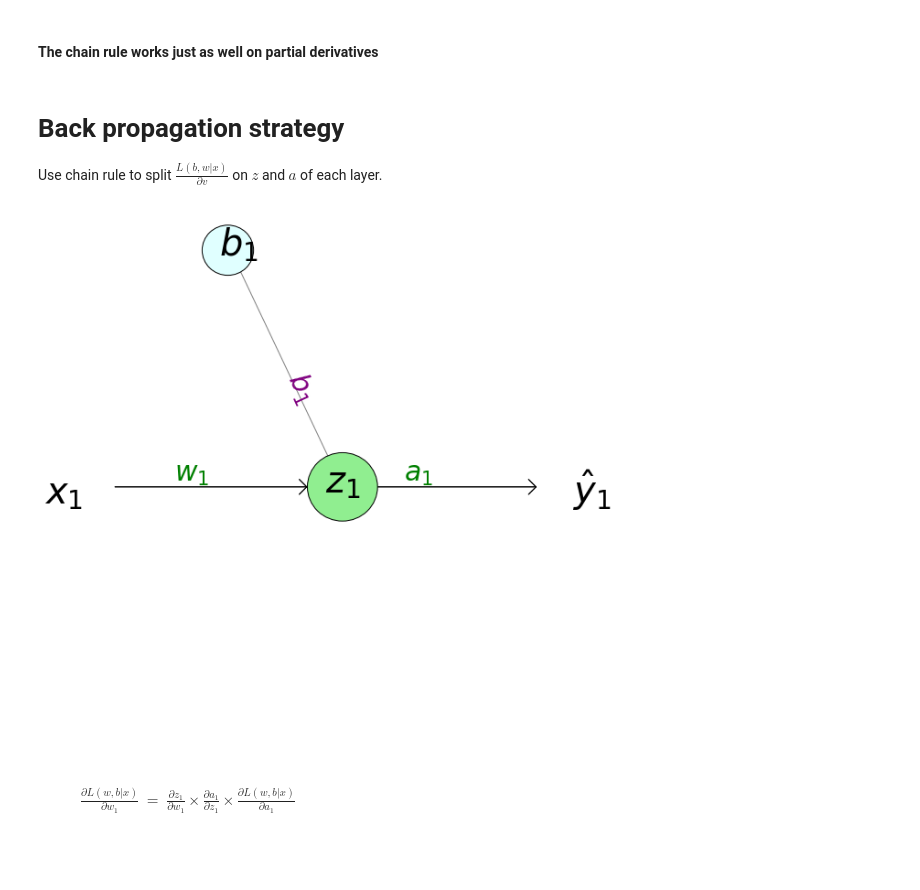
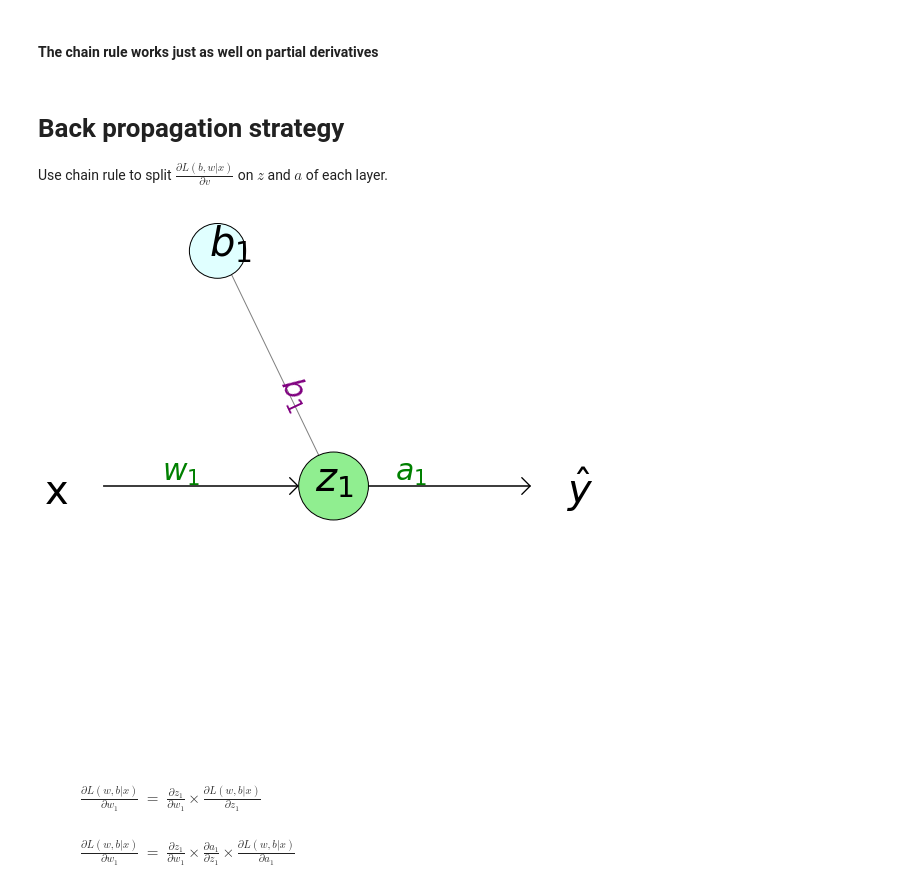
Before and after one commit to NBISweden/workshop-neural-nets-and-deep-learning, a Jupyter notebook: session_annBuildingBlocks/session_annBuildingBlocks_3.ipynb, the cells around one changed output. Drawn from its saved outputs; the diff is of its cells as text; code cells hidden in the pictures; blank space fills up the shorter version.

```diff
--- a/session_annBuildingBlocks/session_annBuildingBlocks_3.ipynb
+++ b/session_annBuildingBlocks/session_annBuildingBlocks_3.ipynb
@@ -102,7 +121,7 @@ $$\begin{eqnarray*}
 # %% [markdown]
 # Back propagation strategy
 
-Use chain rule to split $\frac{L(b,w|x)}{\partial v}$ on $z$ and $a$ of each layer.
+Use chain rule to split $\frac{\partial L(b,w|x)}{\partial v}$ on $z$ and $a$ of each layer.
 # %%
 import sys, os
 import numpy as np
@@ -121,35 +140,41 @@ weights = [
     ),
     np.array(
         [
             [ "a_1"],
         ]
     )
 ]
 biases = [
     np.array(
         ["b_1"]
     ),
     np.array(
         ["b_2"]
     )
 ]
 
-figBP = plt.figure(figsize=(11, 11))
+figBP = plt.figure(figsize=(10, 10))
 ax = figBP.gca()
 
 ignore=ax.axis('off')
 
 draw_neural_net(ax, 0,1.,0, 1.,
                 layerSizes=layer_sizes,
                 weights=weights, biases=biases,
                 otherNodePrefix="z_{m}",
+                inputPrefix =["x"],
+                outputPrefix = "\hat{y}",
                 hiddenLayerPrefix = "", outLayerPrefix = "", inLayerPrefix ="",
                 hideInOutPutNodes=True,
                 edgeFontSize = 30, nodeFontSize = 40)
 #fig.savefig('nn_digar00am.png')
 plt.show()
 # %% [output]
-[figure, old version]
+[figure, new version]
+# %% [markdown]
+$\hspace{1cm}\begin{eqnarray}
+\frac{\partial L(w,b|x)}{\partial w_1} &=&  \frac{\partial z_1}{\partial w_1}\times \frac{\partial L(w,b|x)}{\partial z_1}
+\end{eqnarray}$
 # %% [markdown]
 $\hspace{1cm}\begin{eqnarray}
 \frac{\partial L(w,b|x)}{\partial w_1} &=&  \frac{\partial z_1}{\partial w_1}\times \frac{\partial a_1}{\partial z_1} \times \frac{\partial L(w,b|x)}{\partial a_1}
```
Also changed, not shown: parts of 67 cells of this notebook.
